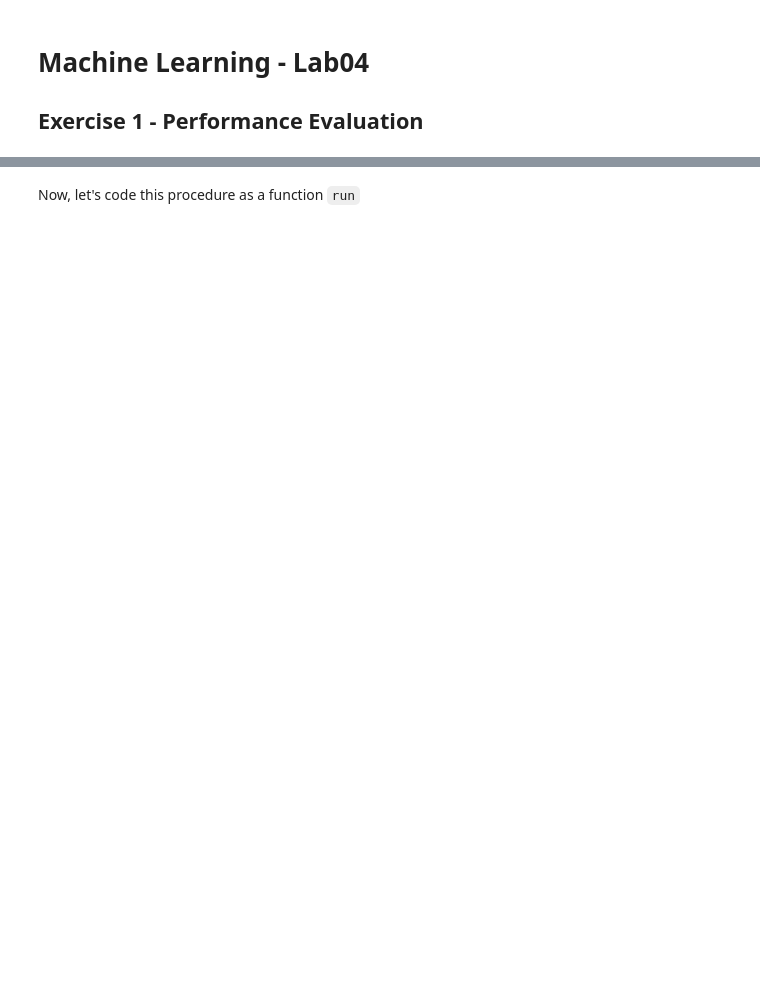
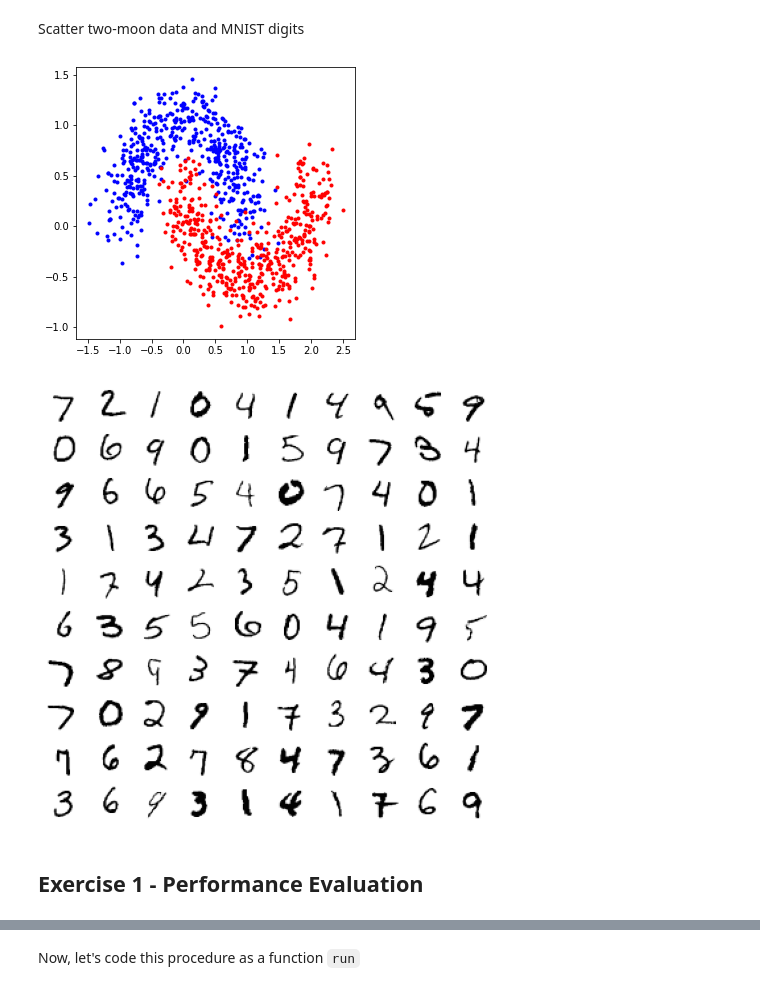
Before and after one commit to unica-ml/unica-ml.github.io, a Jupyter notebook: tutorials/lab04.ipynb, the cells around one changed output, grey strips where cells are left out. Drawn from its saved outputs; the diff is of its cells as text; code cells hidden in the pictures; blank space fills up the shorter version.

```diff
--- a/tutorials/lab04.ipynb
+++ b/tutorials/lab04.ipynb
@@ -3,4 +67,18 @@
+# %% [markdown]
+Scatter two-moon data and MNIST digits
+# %%
+# sample data
+x, y = make_moons(n_samples=1000, noise=0.2)
+plt.figure(figsize=(5,5))
+plot_dataset(x,y)
+plt.show()
+
+x, y = load_mnist(n_samples=1000)
+plt.figure(figsize=(8,8))
+plot_digits(x,y)
+plt.show()
+# %% [output]
+[figure, added]
+[figure, added]
 # %% [markdown]
-# Machine Learning - Lab04
-
 ## Exercise 1 - Performance Evaluation
```
Also changed, not shown: parts of 9 cells of this notebook, 20 other files.
